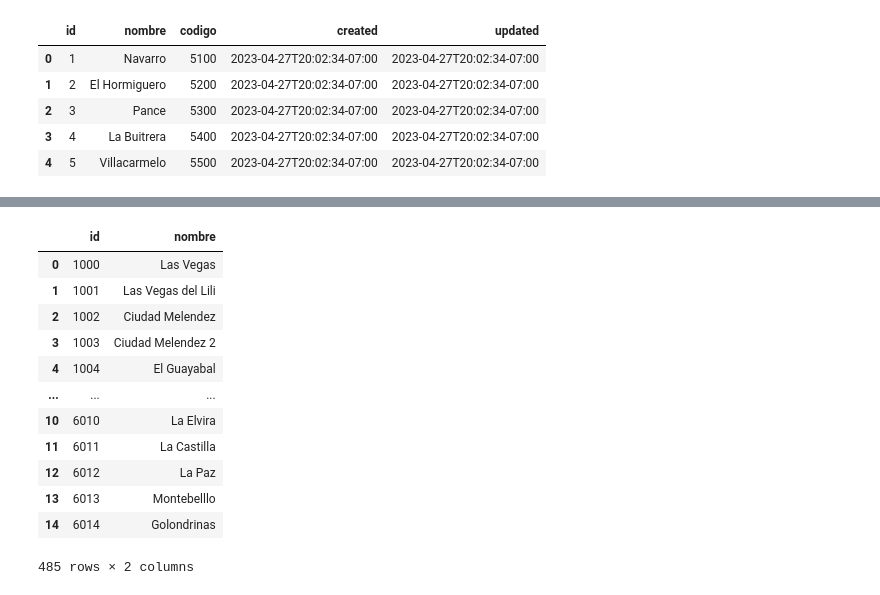
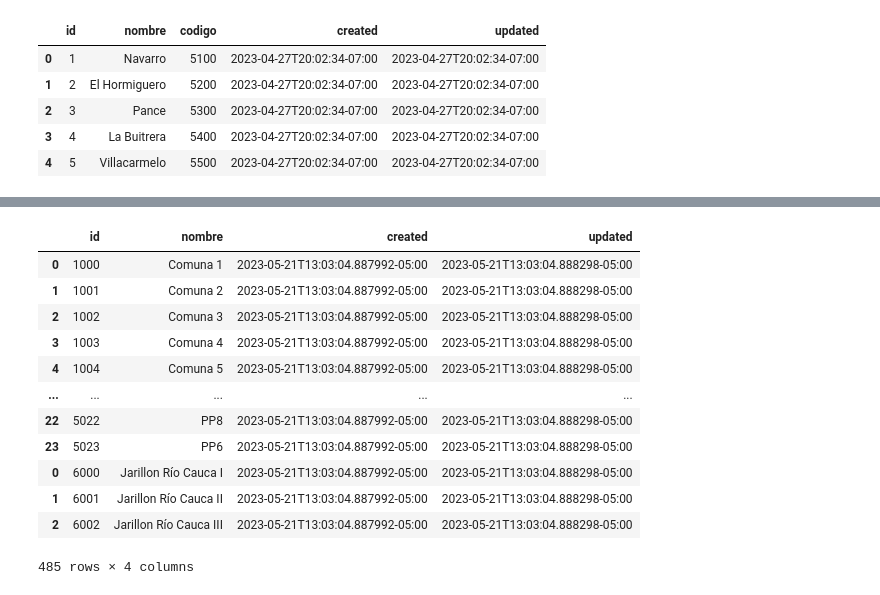
Before and after one commit to sebaxtian/tangara-api-mvp, a Jupyter notebook: notebooks/places.ipynb, the cells around one changed output, grey strips where cells are left out. Drawn from its saved outputs; the diff is of its cells as text; code cells hidden in the pictures.

```diff
--- a/notebooks/places.ipynb
+++ b/notebooks/places.ipynb
@@ -9,6 +10,9 @@ barrio = pd.read_csv('../db/csv/barrio.csv')
 comuna = pd.read_csv('../db/csv/comuna.csv')
 sector = pd.read_csv('../db/csv/sector.csv')
 vereda = pd.read_csv('../db/csv/vereda.csv')
+# %%
+created = datetime.now(tz=timezone(offset=-timedelta(hours=5), name='America/Bogota')).isoformat()
+updated = datetime.now(tz=timezone(offset=-timedelta(hours=5), name='America/Bogota')).isoformat()
 # %%
 areaexp.head()
 # %% [output]
@@ -110,19 +115,21 @@ sector.head()
-# %%
-places = [place[['id', 'nombre']] for place in [areaexp, areapro, barrio, comuna, sector, vereda]]
-places = pd.concat(places)
-places
-# %% [output]
-|  | id | nombre |
-| 0 | 1000 | Las Vegas |
-| 1 | 1001 | Las Vegas del Lili |
-| 2 | 1002 | Ciudad Melendez |
-| 3 | 1003 | Ciudad Melendez 2 |
-| 4 | 1004 | El Guayabal |
-| ... | ... | ... |
-| 10 | 6010 | La Elvira |
-| 11 | 6011 | La Castilla |
-| 12 | 6012 | La Paz |
-| 13 | 6013 | Montebelllo |
-| 14 | 6014 | Golondrinas |
-485 rows × 2 columns
+# %%
+lugares = [lugar[['id', 'nombre']] for lugar in [comuna, barrio, vereda, sector, areaexp, areapro]]
+lugares = pd.concat(lugares)
+lugares['created'] = created
+lugares['updated'] = updated
+lugares
+# %% [output]
+|  | id | nombre | created | updated |
+| 0 | 1000 | Comuna 1 | 2023-05-21T13:03:04.887992-05:00 | 2023-05-21T13:03:04.888298-05:00 |
+| 1 | 1001 | Comuna 2 | 2023-05-21T13:03:04.887992-05:00 | 2023-05-21T13:03:04.888298-05:00 |
+| 2 | 1002 | Comuna 3 | 2023-05-21T13:03:04.887992-05:00 | 2023-05-21T13:03:04.888298-05:00 |
+| 3 | 1003 | Comuna 4 | 2023-05-21T13:03:04.887992-05:00 | 2023-05-21T13:03:04.888298-05:00 |
+| 4 | 1004 | Comuna 5 | 2023-05-21T13:03:04.887992-05:00 | 2023-05-21T13:03:04.888298-05:00 |
+| ... | ... | ... | ... | ... |
+| 22 | 5022 | PP8 | 2023-05-21T13:03:04.887992-05:00 | 2023-05-21T13:03:04.888298-05:00 |
+| 23 | 5023 | PP6 | 2023-05-21T13:03:04.887992-05:00 | 2023-05-21T13:03:04.888298-05:00 |
+| 0 | 6000 | Jarillon Río Cauca I | 2023-05-21T13:03:04.887992-05:00 | 2023-05-21T13:03:04.888298-05:00 |
+| 1 | 6001 | Jarillon Río Cauca II | 2023-05-21T13:03:04.887992-05:00 | 2023-05-21T13:03:04.888298-05:00 |
+| 2 | 6002 | Jarillon Río Cauca III | 2023-05-21T13:03:04.887992-05:00 | 2023-05-21T13:03:04.888298-05:00 |
+485 rows × 4 columns
 # %%
```
Also changed, not shown: parts of 13 cells of this notebook, 19 other files.
